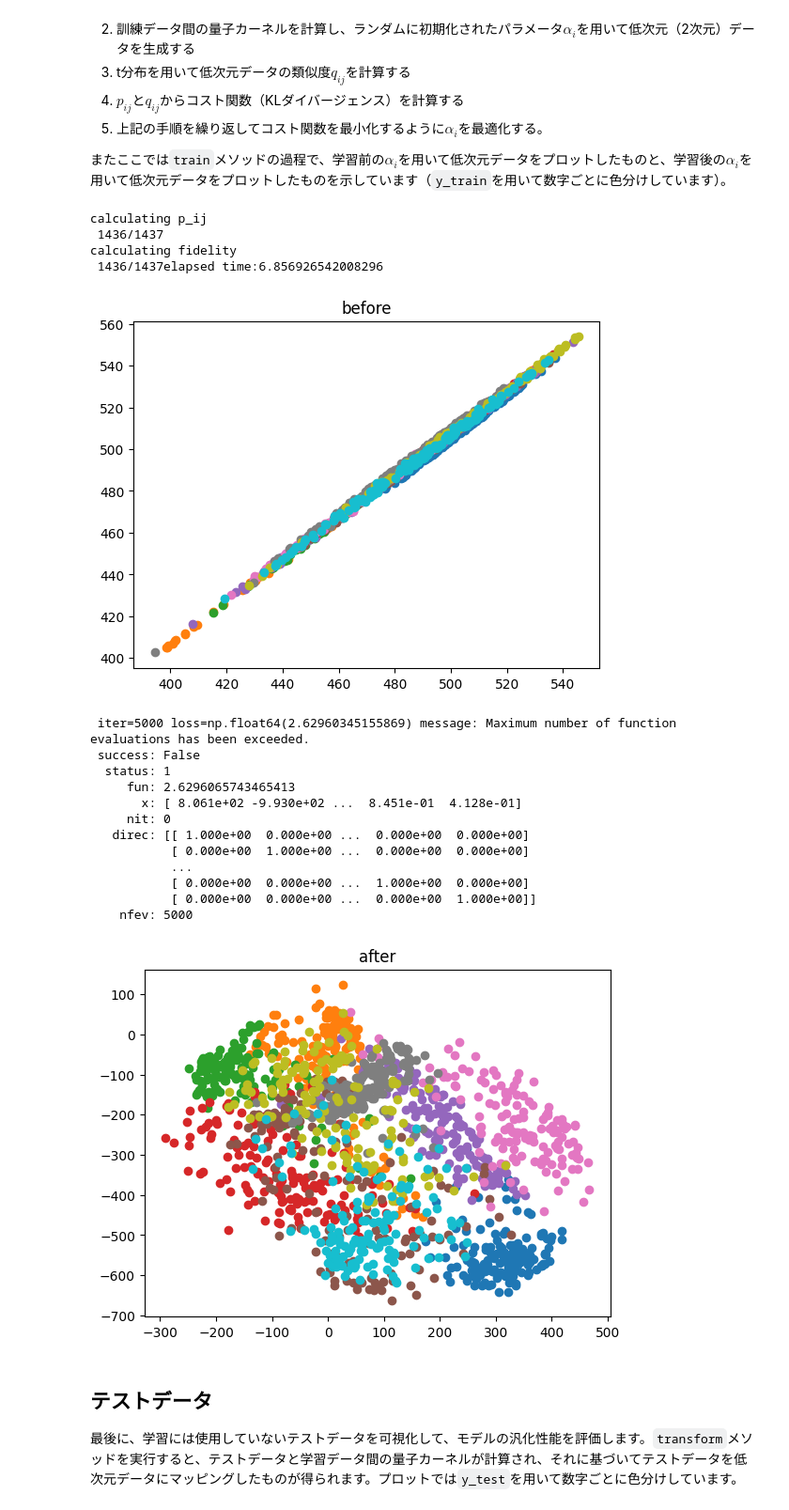
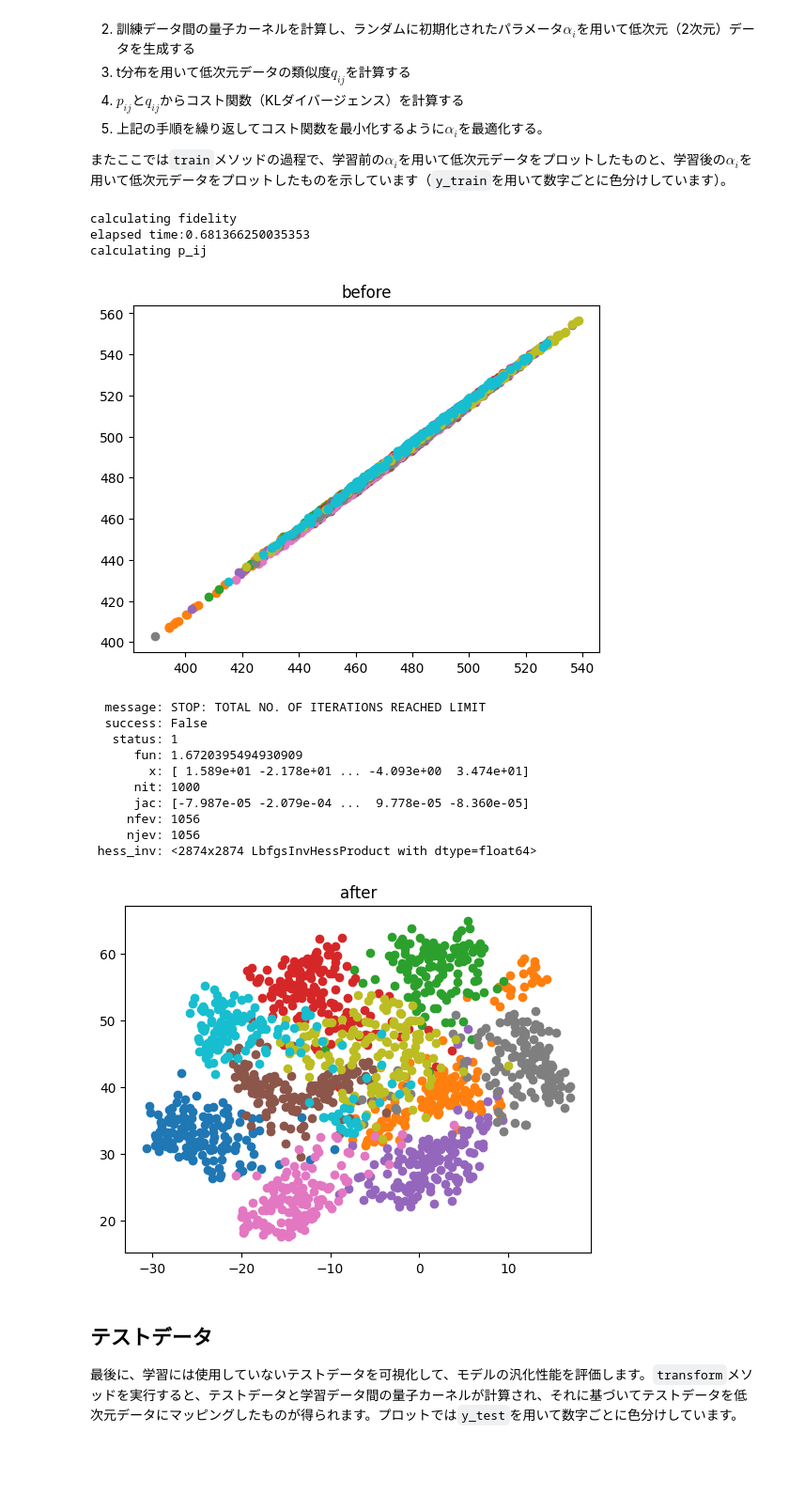
Before and after one commit to Qulacs-Osaka/scikit-quri, a Jupyter notebook: samples/sample_kernel_tsne.ipynb, the cells around one changed output. Shown at 94% size. Saved outputs shown, nothing was run; the diff lists cells and outputs as text; code cells hidden in the pictures; blank space fills up the shorter version.

```diff
--- a/samples/sample_kernel_tsne.ipynb
+++ b/samples/sample_kernel_tsne.ipynb
@@ -150,30 +155,27 @@ def create_quantum_circuit():
 # %%
 from scikit_quri.qnn.kernel_tsne import quantum_kernel_tsne
 
 
-qk_tsne = quantum_kernel_tsne(max_iter=5000)
+qk_tsne = quantum_kernel_tsne(max_iter=1000)
 
 qk_tsne.init(create_quantum_circuit, [])
-qk_tsne.train(X_train, y_train, method="Powell") # y_trainはプロットの色分けに使っているだけ
+qk_tsne.train(X_train, y_train, method="L-BFGS-B") # y_trainはプロットの色分けに使っているだけ
 # %% [output]
+calculating fidelity
+elapsed time:0.681366250035353
 calculating p_ij
- 1436/1437
-calculating fidelity
- 1436/1437elapsed time:6.856926542008296
-[figure, old version]
+[figure, new version]
- iter=5000 loss=np.float64(2.62960345155869) message: Maximum number of function evaluations has been exceeded.
- success: False
-  status: 1
-     fun: 2.6296065743465413
-       x: [ 8.061e+02 -9.930e+02 ...  8.451e-01  4.128e-01]
-     nit: 0
-   direc: [[ 1.000e+00  0.000e+00 ...  0.000e+00  0.000e+00]
-           [ 0.000e+00  1.000e+00 ...  0.000e+00  0.000e+00]
-           ...
-           [ 0.000e+00  0.000e+00 ...  1.000e+00  0.000e+00]
-           [ 0.000e+00  0.000e+00 ...  0.000e+00  1.000e+00]]
-    nfev: 5000
+  message: STOP: TOTAL NO. OF ITERATIONS REACHED LIMIT
+  success: False
+   status: 1
+      fun: 1.6720395494930909
+        x: [ 1.589e+01 -2.178e+01 ... -4.093e+00  3.474e+01]
+      nit: 1000
+      jac: [-7.987e-05 -2.079e-04 ...  9.778e-05 -8.360e-05]
+     nfev: 1056
+     njev: 1056
+ hess_inv: <2874x2874 LbfgsInvHessProduct with dtype=float64>
-[figure, old version]
+[figure, new version]
 # %% [markdown]
 ## テストデータ
 
```
Also changed, not shown: parts of 3 cells of this notebook, 3 other files.
